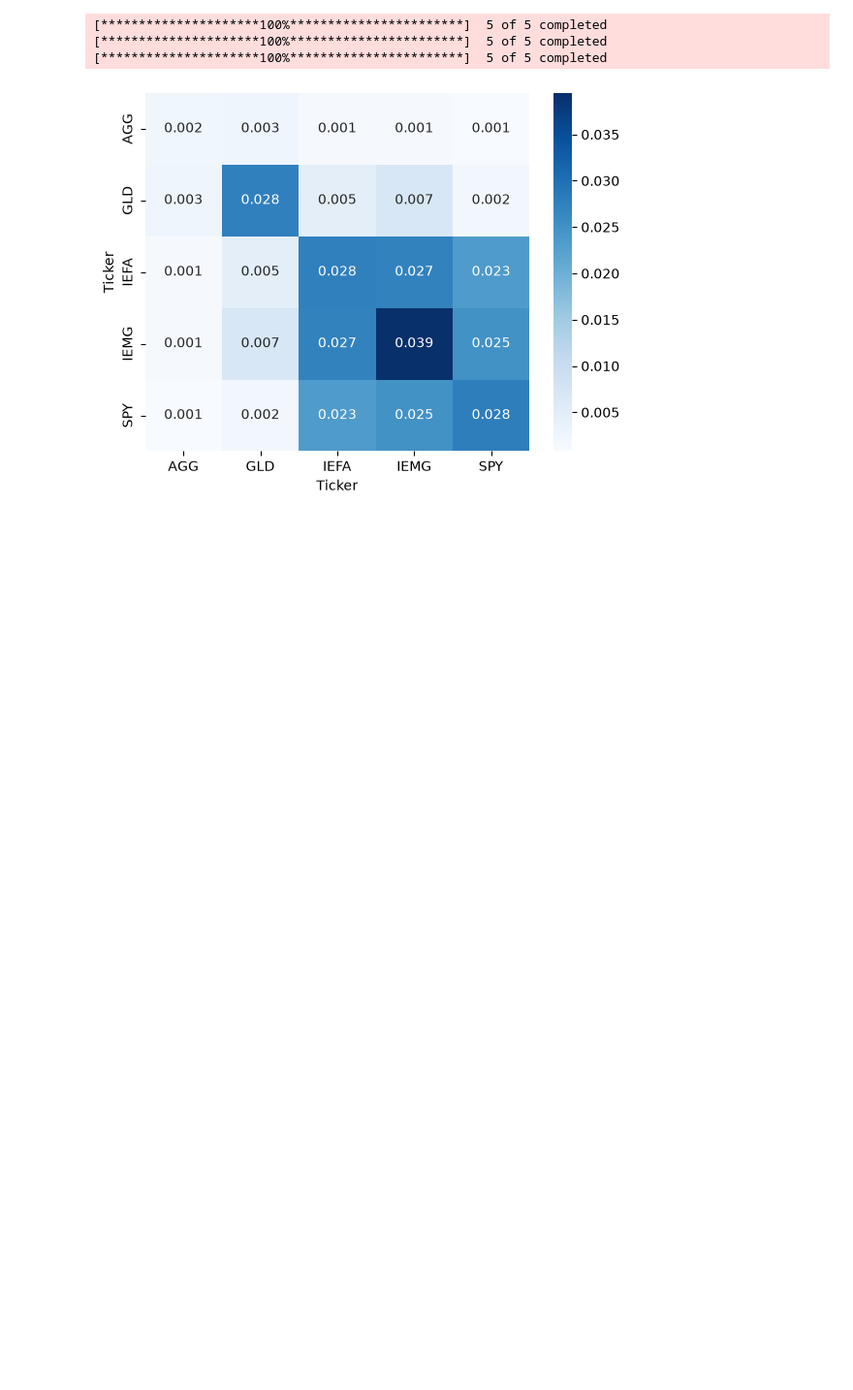
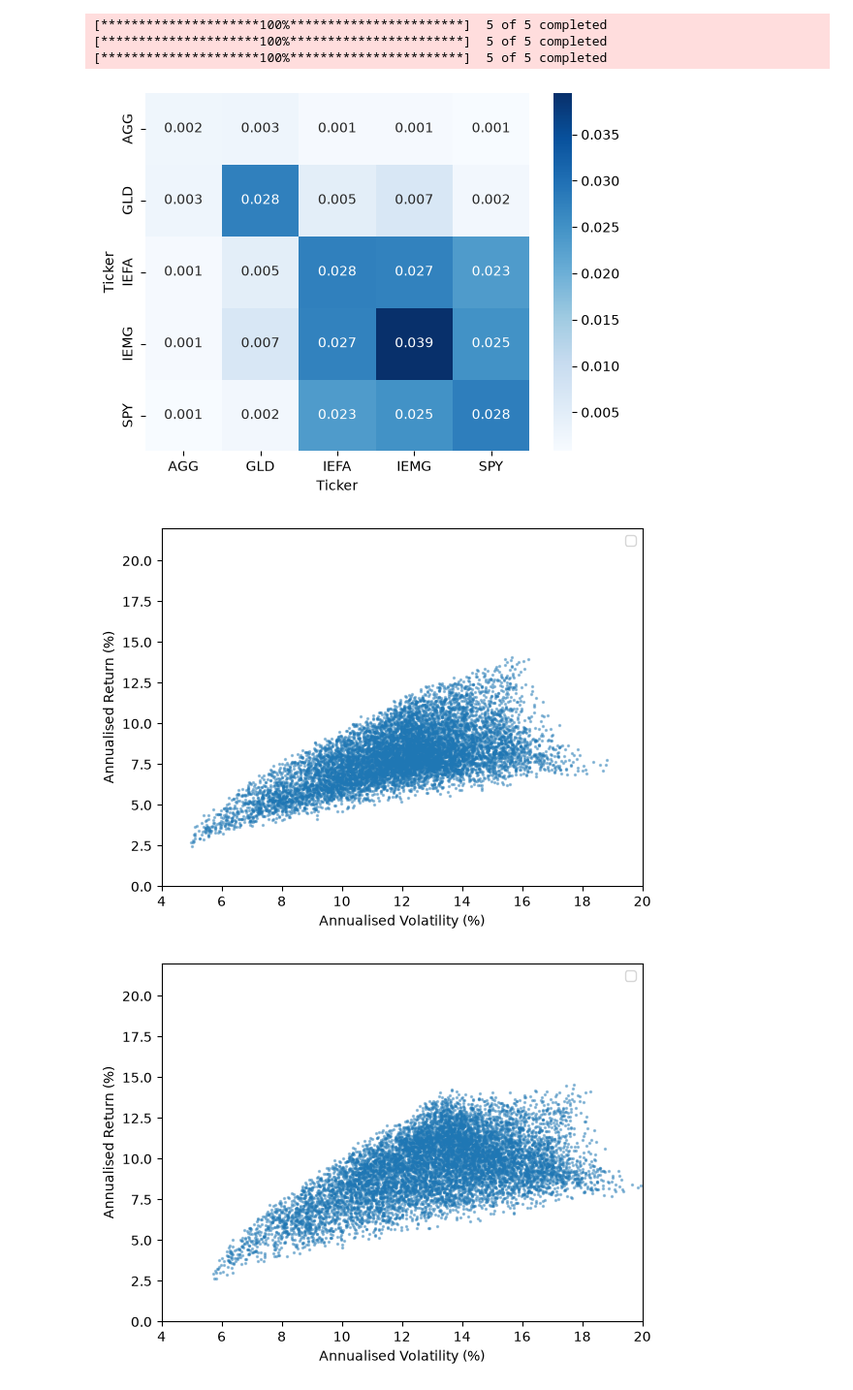
Before and after one commit to ThijsvdLeemkolk/quant-finance, a Jupyter notebook: notebooks/00_1_convergence.ipynb, the cells around one changed output. Shown at 97% size. Saved outputs shown, nothing was run; the diff lists cells and outputs as text; code cells hidden in the pictures; blank space fills up the shorter version.

Commit message:
Add graphs

```diff
--- a/notebooks/00_1_convergence.ipynb
+++ b/notebooks/00_1_convergence.ipynb
@@ -45,6 +45,18 @@ plt.show()
 # %%
 random_weights = np.random.dirichlet(np.ones(n), size=10000).T # Dirichlet distribution to ensure weights sum to 1, while being random.
 
 portfolio_returns = {year: random_weights.T @ mean_returns[year] for year, df in datasets.items()}
 portfolio_variance = {year: np.diag(random_weights.T @ cov_matrix[year] @ random_weights) for year, df in datasets.items()}
 portfolio_volatility = {year: np.sqrt(var) for year, var in portfolio_variance.items()}
+
+for year in portfolio_returns:
+    plt.scatter(portfolio_volatility[year] * 100, portfolio_returns[year] * 100, s=2, alpha=0.4)
+    plt.legend()
+    plt.xlim(4, 20)
+    plt.ylim(0, 22)
+    plt.xlabel('Annualised Volatility (%)')
+    plt.ylabel('Annualised Return (%)')
+    plt.show()
+# %% [output]
+[figure, added]
+[figure, added]
```
Also changed, not shown: parts of 1 cell of this notebook.
